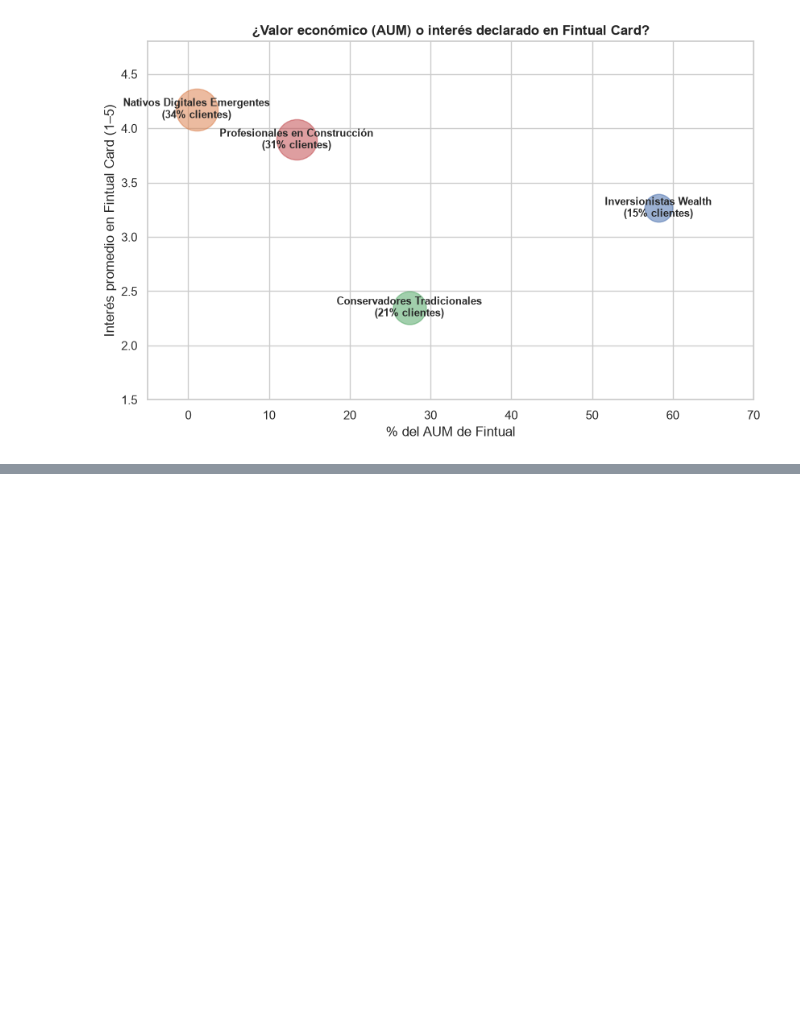
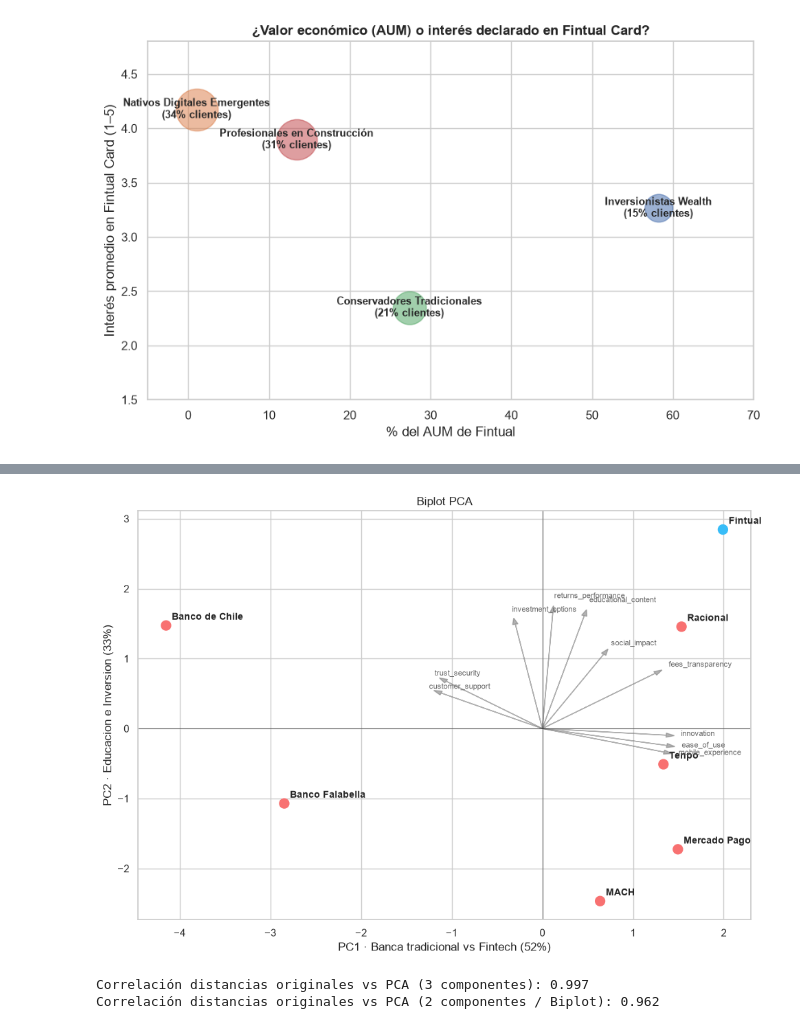
Before and after one commit to fcisternasg/fintual-card-marketing-analytics, a Jupyter notebook: Taller_Fintual_Limpio.ipynb, the cells around one changed output, grey strips where cells are left out. Drawn from its saved outputs; the diff is of its cells as text; code cells hidden in the pictures; blank space fills up the shorter version.

```diff
--- a/Taller_Fintual_Limpio.ipynb
+++ b/Taller_Fintual_Limpio.ipynb
@@ -755,0 +888,19 @@ En consecuencia, los "Profesionales en Construcción" resultan el segmento más
+# %%
+# Ajuste del modelo PCA a 3 componentes sobre la matriz estandarizada (data_scaled)
+scores_pca = pca.fit_transform(data_scaled)
+
+# Varianza explicada y acumulada
+df_varianza = pd.DataFrame({
+    "Varianza explicada": pca.explained_variance_ratio_,
+    "Varianza acumulada": pca.explained_variance_ratio_.cumsum()
+}, index=["PC1", "PC2", "PC3"])
+print("VARIANZA EXPLICADA POR COMPONENTE")
+display(df_varianza.round(4))
+
+# Matriz de cargas factoriales (loadings)
+df_cargas = pd.DataFrame(
+    pca.components_.T,
+    index=perception_columns,
+    columns=["PC1", "PC2", "PC3"])
+print("\n CARGAS FACTORIALES POR ATRIBUTO (LOADINGS)")
+display(df_cargas.round(3).sort_values(by="PC1", ascending=False))
@@ -755,0 +944,45 @@ En consecuencia, los "Profesionales en Construcción" resultan el segmento más
+# %%
+def biplot(scores, cargas, etiquetas, extra=None, titulo="Biplot PCA"):
+    fig, ax = plt.subplots(figsize=(10, 7))
+
+    # Celeste claro para Fintual y rojo claro para los competidores
+    colores = ["#38bdf8" if m == "Fintual" else "#f87171" for m in etiquetas]
+    ax.scatter(scores[:, 0], scores[:, 1], s=100, color=colores)
+
+    for i, m in enumerate(etiquetas):
+        ax.annotate(m, (scores[i, 0], scores[i, 1]), xytext=(6, 6), textcoords="offset points", fontsize=10, weight="bold")
+
+    k = 3.2
+    for a in cargas.index:
+        ax.arrow(0, 0, cargas.loc[a, "PC1"] * k, cargas.loc[a, "PC2"] * k, color="gray", alpha=.6, head_width=.06)
+        ax.text(cargas.loc[a, "PC1"] * k * 1.12, cargas.loc[a, "PC2"] * k * 1.12, a, color="dimgray", fontsize=8)
+
+    if extra is not None:
+        for nombre, (x, y) in extra.iterrows():
+            ax.scatter(x, y, marker="*", s=260, color="crimson")
+            ax.annotate(f"Ideal: {nombre}", (x, y), xytext=(6, -12), textcoords="offset points", color="crimson", fontsize=9)
+
+    ax.axhline(0, color="k", lw=.5); ax.axvline(0, color="k", lw=.5)
+    ax.set_xlabel(f"PC1 · Banca tradicional vs Fintech ({pca.explained_variance_ratio_[0]:.0%})")
+    ax.set_ylabel(f"PC2 · Educacion e Inversion ({pca.explained_variance_ratio_[1]:.0%})")
+    ax.set_title(titulo); plt.tight_layout(); plt.show()
+
+biplot(scores_pca, df_cargas, perception_by_brand.index)
+# %% [output]
+[figure, added]
+# %%
+# 1. Distancias euclidianas entre todas las marcas en el espacio original (10 dimensiones estandarizadas)
+d_orig = pdist(data_scaled)
+
+# 2. Correlación de Pearson entre distancias originales y distancias en PCA con 3 componentes
+correlacion_pca3 = np.corrcoef(d_orig, pdist(scores_pca))[0, 1]
+
+# 3. Correlación de Pearson con 2 componentes (el espacio proyectado en el Biplot)
+correlacion_pca2 = np.corrcoef(d_orig, pdist(scores_pca[:, :2]))[0, 1]
+
+# 4. Resultados formateados a 3 decimales
+print(f"Correlación distancias originales vs PCA (3 componentes): {correlacion_pca3:.3f}")
+print(f"Correlación distancias originales vs PCA (2 componentes / Biplot): {correlacion_pca2:.3f}")
+# %% [output]
+Correlación distancias originales vs PCA (3 componentes): 0.997
+Correlación distancias originales vs PCA (2 componentes / Biplot): 0.962
```
Also changed, not shown: parts of 24 cells of this notebook.
